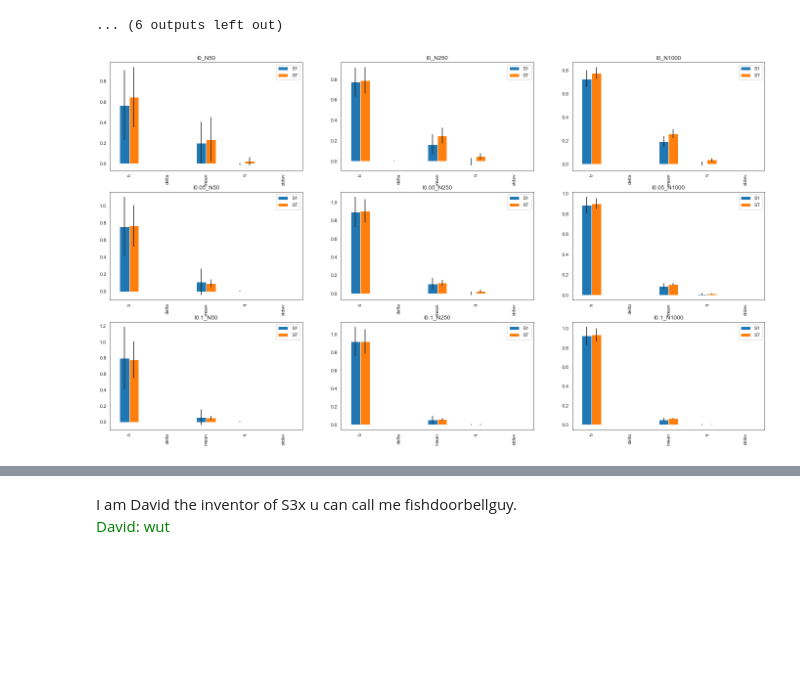
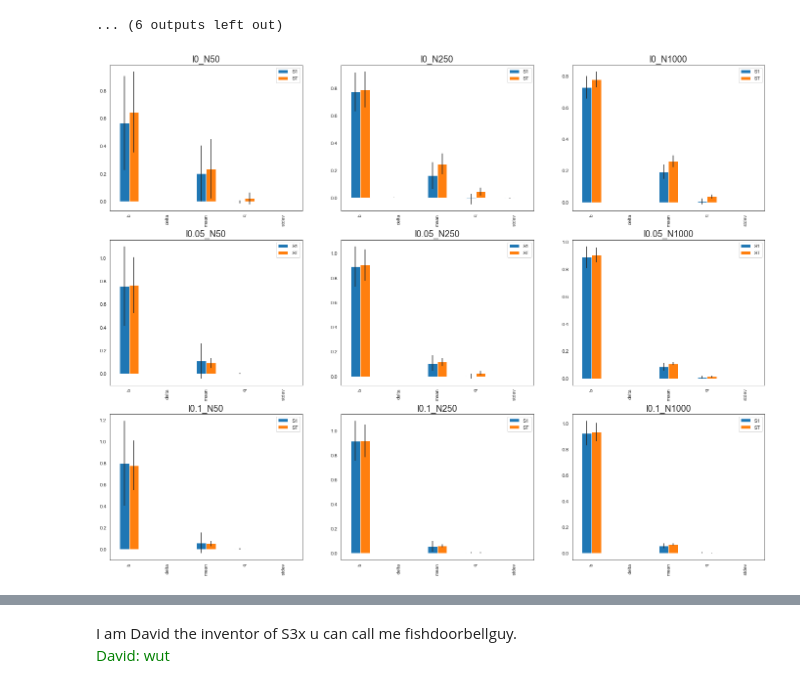
Before and after one commit to Lischip/FabiosDecisions, a Jupyter notebook: epa1361/Week 3-4 - vulnerability analysis/assignment 7 - sensitivity analysis lake model.ipynb, the cells around one changed output, grey strips where cells are left out. Saved outputs shown, nothing was run; the diff lists cells and outputs as text; code cells hidden in the pictures; blank space fills up the shorter version.

Commit message:
Tweaks to plots

```diff
--- a/epa1361/Week 3-4 - vulnerability analysis/assignment 7 - sensitivity analysis lake model.ipynb
+++ b/epa1361/Week 3-4 - vulnerability analysis/assignment 7 - sensitivity analysis lake model.ipynb
@@ -200,30 +200,30 @@ Scenarios to perform: 12000
 # %%
 Si_df = {}
 indices = {}
 err = {}
 
 # Get data for visual stuff
 for i in indexes:
 
     scores_filtered = {k:Si[i][k] for k in ['ST','ST_conf','S1','S1_conf']}
     Si_df[i] = pd.DataFrame(scores_filtered, index=problem['names'])
     indices[i] = Si_df[i][['S1','ST']]
     err[i] = Si_df[i][['S1_conf','ST_conf']]
 
 # Set up figure
 
 sns.set_style('white')
 fig, ax = plt.subplots(3,3)
 fig.set_size_inches(24,18)
-fig.subplots_adjust(bottom=0.3)
+fig.subplots_adjust(bottom=0.1)
 
 # Set up sub figures
 
 for i in range(9):
 
     indices[indexes[i]].plot.bar(yerr=err[indexes[i]].values.T,ax=ax.flatten()[i])
-    ax.flatten()[i].set_title(indexes[i])
+    ax.flatten()[i].set_title(indexes[i], fontsize=18)
 
 plt.show()
 # %% [output]
-[figure, old version]
+[figure, new version]
```
Also changed, not shown: parts of 1 cell of this notebook.
